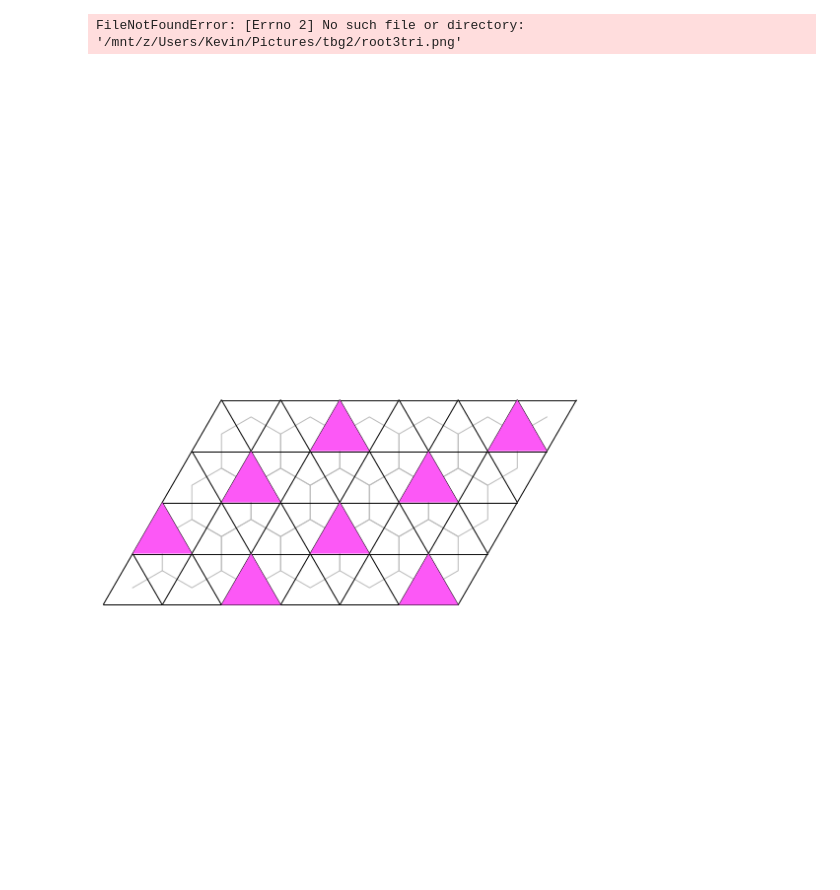
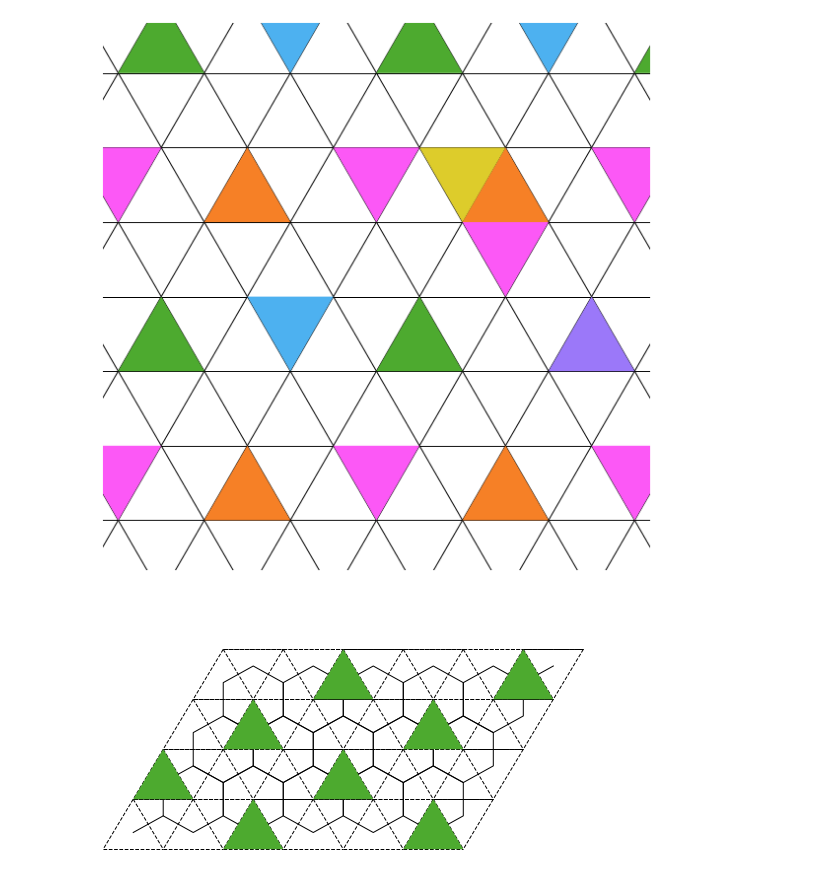
Before and after one commit to KimGroup/trimer-tbg, a Jupyter notebook: diagrams-paper2.ipynb, the cells around one changed output. Saved outputs shown, nothing was run; the diff lists cells and outputs as text; code cells hidden in the pictures; blank space fills up the shorter version.

```diff
--- a/diagrams-paper2.ipynb
+++ b/diagrams-paper2.ipynb
@@ -445,3 +443,42 @@ FileNotFoundError: [Errno 2] No such file or directory: '/mnt/z/Users/Kevin/Pict
+# %%
+fig, ax = plt.subplots(1, 1, figsize=[8, 8])
+
+adduptri((-4, 3), "", facecolor=to_rgba(color1, 1))
+adddowntri((-3, 3), "", facecolor=to_rgba(color6, 1))
+adduptri((-1, 3), "", facecolor=to_rgba(color1, 1))
+adddowntri((0, 3), "", facecolor=to_rgba(color6, 1))
+adduptri((2, 3), "", facecolor=to_rgba(color1, 1))
+
+adddowntri((-4, 1), "", facecolor=to_rgba(color4, 1))
+adduptri((-2, 1), "", facecolor=to_rgba(color3, 1))
+adddowntri((-1, 1), "", facecolor=to_rgba(color4, 1))
+adduptri((1, 1), "", facecolor=to_rgba(color3, 1))
+adddowntri((2, 1), "", facecolor=to_rgba(color4, 1))
+adddowntri((0, 1), "", facecolor=to_rgba(color2, 1))
+adddowntri((1, 0), "", facecolor=to_rgba(color4, 1))
+
+adduptri((-2, -1), "", facecolor=to_rgba(color1, 1))
+adddowntri((-1, -1), "", facecolor=to_rgba(color6, 1))
+adduptri((1, -1), "", facecolor=to_rgba(color1, 1))
+
+adduptri((3, -1), "", facecolor=to_rgba(color5, 1))
+
+adddowntri((-2, -3), "", facecolor=to_rgba(color4, 1))
+adduptri((0, -3), "", facecolor=to_rgba(color3, 1))
+adddowntri((1, -3), "", facecolor=to_rgba(color4, 1))
+adduptri((3, -3), "", facecolor=to_rgba(color3, 1))
+adddowntri((4, -3), "", facecolor=to_rgba(color4, 1))
+
+ax.set_xlim([-5.5, 5.5])
+ax.set_ylim([-6.5, 4.5])
+ax.axis("off")
+draw_hexalattice()
+
+plt.tight_layout()
+plt.savefig(base_dir + "fract3.png", dpi=100)
+plt.savefig(base_dir + "fract3.svg", dpi=100)
+# %% [output]
+[figure, added]
 # %%
 def j4bondline(xy1, xy2, color=None):
     xy1 = (
@@ -547,20 +584,15 @@ def drawstate(A, B, J4, name, lattice="tri", wf="tri", annotate_j4=[], annotate_
 
     if height < 8:
         ax.set_xlim([0, 16])
-        ax.set_ylim([0, 16])
+        ax.set_ylim([0, 8])
 
     plt.tight_layout()
-
-    if lattice == "tri":
-        draw_hexalattice()
-    else:
-        draw_duallattice()
 
     if name is not None:
         plt.savefig(base_dir + name + ".png", dpi=100)
         plt.savefig(base_dir + name + ".svg", dpi=100)
 
-def draw_hexalattice(color=None):
+def draw_hexalattice(color=None, ls="-"):
     from matplotlib import collections as mc
     if color is None:
         color = "black"
@@ -586,7 +618,7 @@ def draw_hexalattice(color=None):
                 #HexaLines.append((len(Hexa) - 1, len(Hexa) - xlen))
 
 
-    ax.add_collection(mc.LineCollection([(Hexa[x], Hexa[y]) for x, y in HexaLines], color=color, lw=1, zorder=0.5))
+    ax.add_collection(mc.LineCollection([(Hexa[x], Hexa[y]) for x, y in HexaLines], color=color, lw=1, ls=ls, zorder=0.5))
 
 def trilatloc(xy, updown):
     return (
@@ -597,14 +629,14 @@ def trilatloc(xy, updown):
         xy[1] * np.sqrt(3) * R * np.sqrt(3) / 2 - R / 2
     )
 
-def draw_duallattice(color=None):
+def draw_duallattice(color=None, ls="-"):
     if color is None:
         color = "black"
     for x in range(1, width):
         for y in range(1, height):
             xy = trilatloc((x, y), "down")
             xy = (xy[0] - R * np.sqrt(3) / 2, xy[1] + R / 2)
-            ax.add_patch(mpatches.RegularPolygon(xy, numVertices=6, radius=R, zorder=-0.5, lw=1, fill=False, edgecolor=color))
+            ax.add_patch(mpatches.RegularPolygon(xy, numVertices=6, radius=R, zorder=-0.5, lw=1, fill=False, edgecolor=color, ls=ls))
     xy = trilatloc((0, 0), "down")
     xy = (xy[0] - R * np.sqrt(3) / 2, xy[1] + R / 2)
     ax.plot([xy[0] + R*np.sqrt(3)/2, xy[0] + R*np.sqrt(3)], [xy[1] + R/2, xy[1] + R], color=color, lw=1, zorder=-0.5)
@@ -613,17 +645,17 @@ def draw_duallattice(color=None):
     ax.plot([xy[0] + R*np.sqrt(3)/2, xy[0] + R*np.sqrt(3)], [xy[1] + R/2, xy[1] + R], color=color, lw=1, zorder=-0.5)
 # %%
 A = [
-    ((3 * x - y - 10, y * 2 - 8), color5) for x in range(10) for y in range(10)
+    ((3 * x - y - 10, y * 2 - 8), color1) for x in range(10) for y in range(10)
 ] + [
-    ((3 * x - y - 9, y * 2 - 8 + 1), color5) for x in range(10) for y in range(10)
+    ((3 * x - y - 9, y * 2 - 8 + 1), color1) for x in range(10) for y in range(10)
 ]
 
 A = [(i,c) for (i,c) in A if i[0] >= 0 and i[0] < width and i[1] > 0 and i[1] <= height]
 
-fig, ax = plt.subplots(1, 1, figsize=[8, 8])
-draw_duallattice("#bbbbbb")
+fig, ax = plt.subplots(1, 1, figsize=[8, 4])
+draw_duallattice("k")
+draw_hexalattice("k", ls="--")
 drawstate(A, [], [], "root3tri", lattice="tri", annotate_wf=(-1, -2))
 # %% [output]
-FileNotFoundError: [Errno 2] No such file or directory: '/mnt/z/Users/Kevin/Pictures/tbg2/root3tri.png'
-[figure, old version]
+[figure, new version]
 # %%
```
Also changed, not shown: parts of 8 cells of this notebook, 2 other files.
